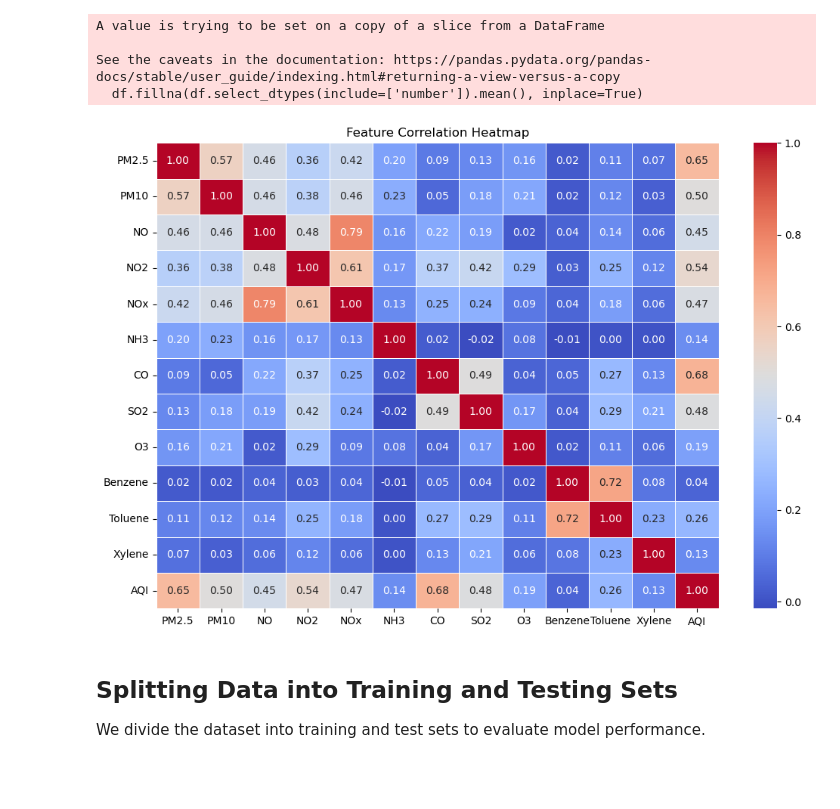
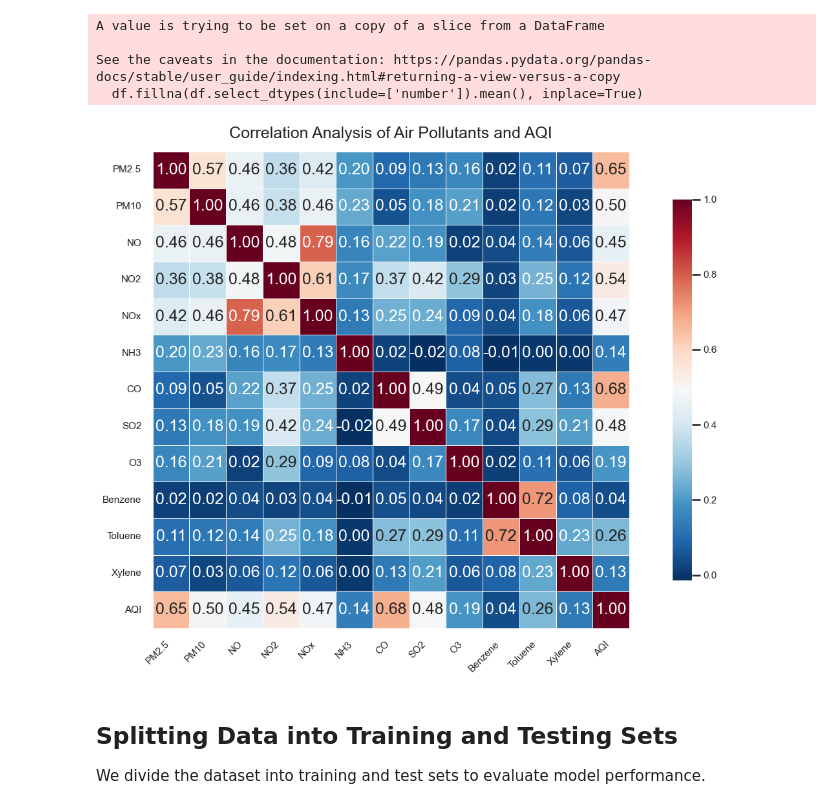
Before and after one commit to Shashvt/aqi-prediction-ml, a Jupyter notebook: Code.ipynb, the cells around one changed output. Saved outputs shown, nothing was run; the diff lists cells and outputs as text; code cells hidden in the pictures; blank space fills up the shorter version.

Commit message:
Updated graph styles and customized visualizations

```diff
--- a/Code.ipynb
+++ b/Code.ipynb
@@ -15,6 +15,21 @@ from sklearn.ensemble import RandomForestRegressor
 from xgboost import XGBRegressor
 from sklearn.linear_model import LinearRegression
 from sklearn.metrics import mean_absolute_error, mean_squared_error, r2_score
+# %%
+import matplotlib.pyplot as plt
+import seaborn as sns
+
+sns.set_theme(
+    style="whitegrid",
+    context="talk",
+    palette="Set2"
+)
+
+plt.rcParams["figure.figsize"] = (11, 6)
+plt.rcParams["axes.titlesize"] = 16
+plt.rcParams["axes.labelsize"] = 13
+plt.rcParams["xtick.labelsize"] = 11
+plt.rcParams["ytick.labelsize"] = 11
 # %% [markdown]
 ## Loading and Exploring the Dataset
 We load the dataset and perform initial exploration to understand its structure and characteristics.
@@ -111,19 +126,31 @@ features = [col for col in df.columns if col != target]  # All columns except AQ
 X = df[features]  # Features dataset
 y = df[target]  # Target variable
 # %%
-# Select only numerical columns for correlation
-num_df = df.select_dtypes(include=['number'])  # Keep only numeric columns
+# Select only numerical columns
+num_df = df.select_dtypes(include=['number'])
 
 # Compute correlation matrix
 corr_matrix = num_df.corr()
 
-# Plot heatmap
-plt.figure(figsize=(12, 8))
-sns.heatmap(corr_matrix, annot=True, fmt=".2f", cmap="coolwarm", linewidths=0.5)
-plt.title("Feature Correlation Heatmap")
+# Plot a professional correlation heatmap
+plt.figure(figsize=(14, 9))
+sns.heatmap(
+    corr_matrix,
+    annot=True,
+    fmt=".2f",
+    cmap="RdBu_r",          # balanced red-blue for correlations
+    linewidths=0.5,
+    square=True,            # keeps cells square
+    cbar_kws={"shrink": 0.8}
+)
+
+plt.title("Correlation Analysis of Air Pollutants and AQI", fontsize=18, pad=15)
+plt.xticks(rotation=45, ha="right")
+plt.yticks(rotation=0)
+plt.tight_layout()
 plt.show()
 # %% [output]
-[figure, old version]
+[figure, new version]
 # %% [markdown]
 ## Splitting Data into Training and Testing Sets
 We divide the dataset into training and test sets to evaluate model performance.
```
Also changed, not shown: parts of 6 cells of this notebook.
